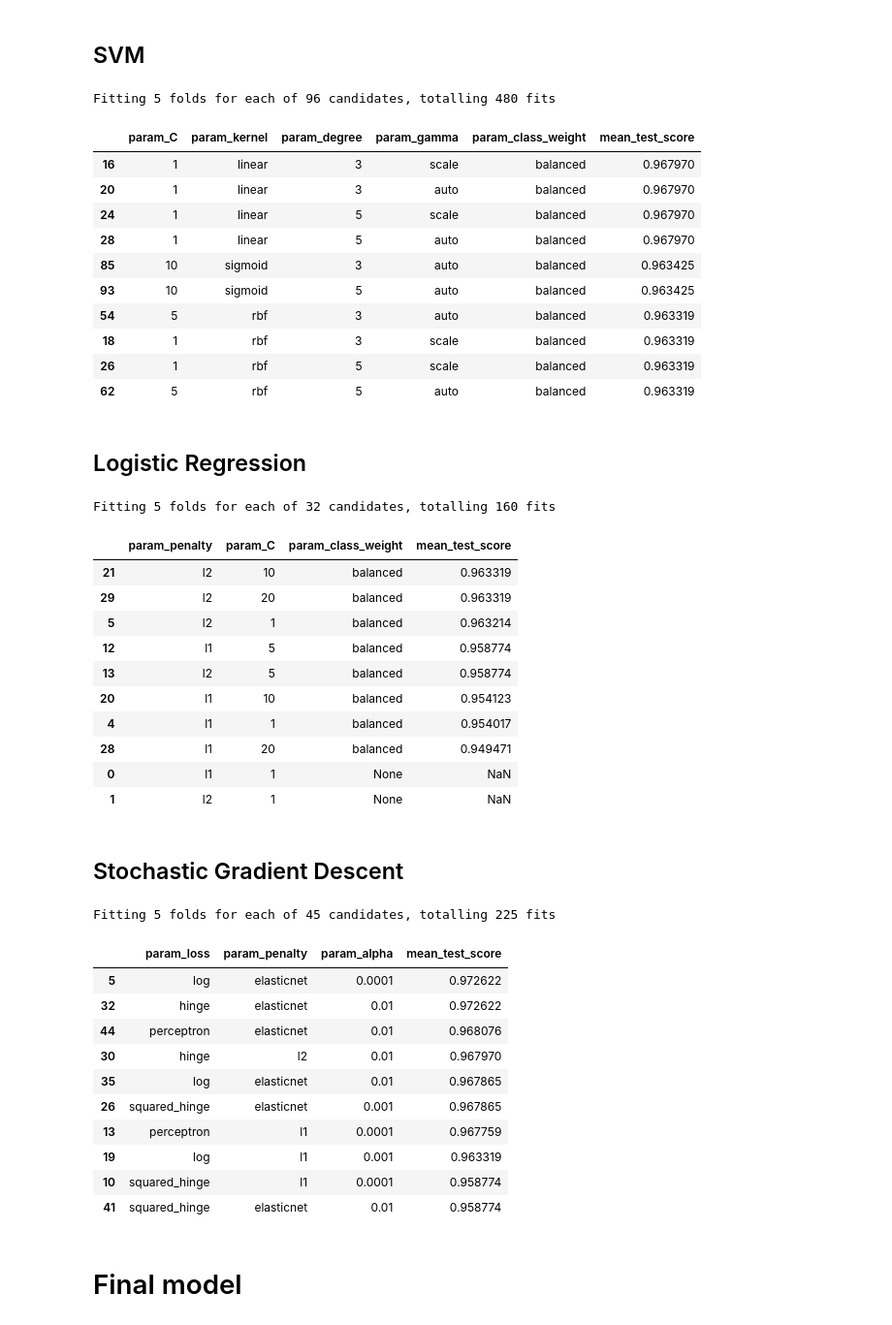
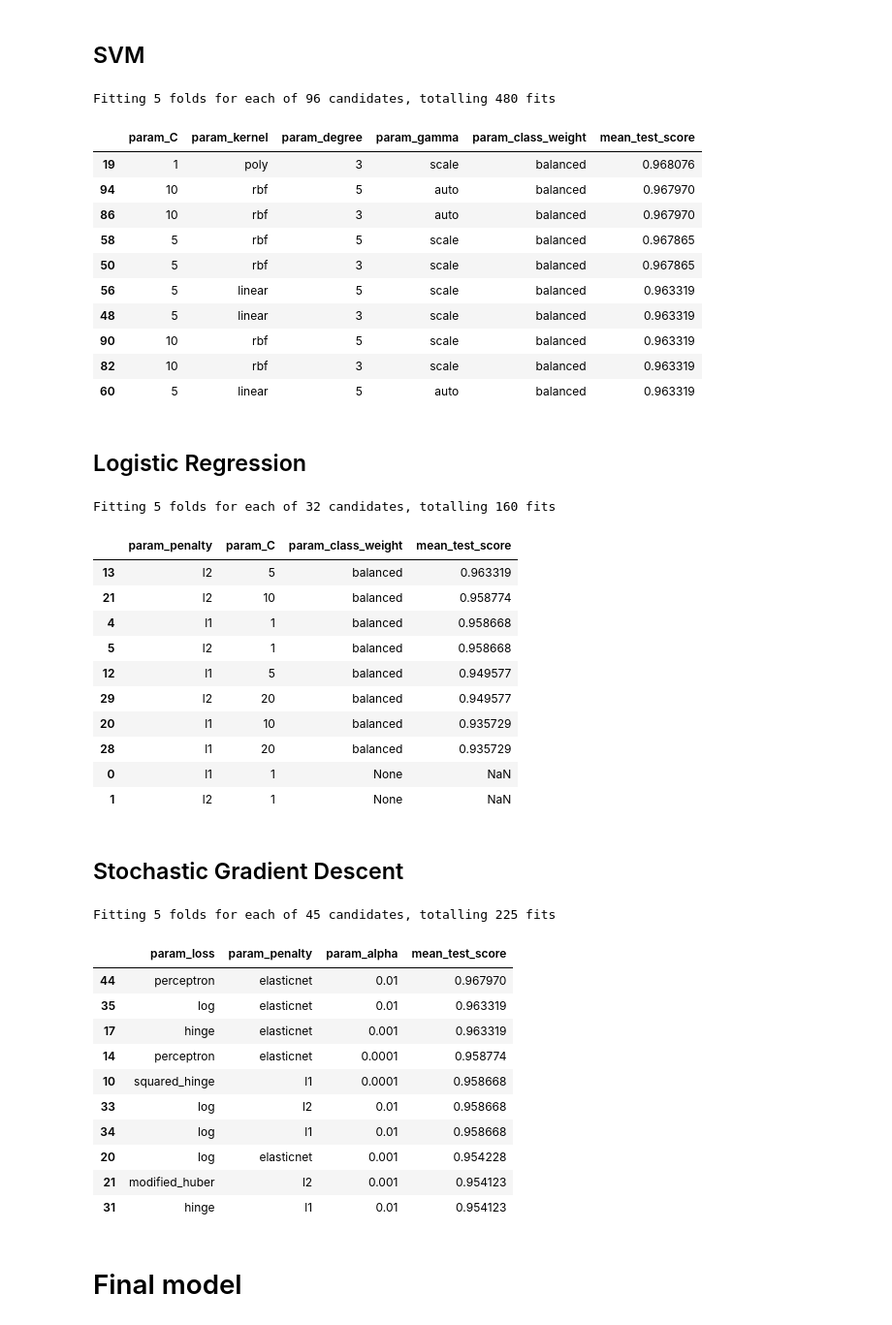
Before and after one commit to hoverslam/ml-projects, a Jupyter notebook: voting/voting.ipynb, the cells around one changed output. Shown: that part at 97% size. Drawn from its saved outputs; the diff is of its cells as text; code cells hidden in the pictures.

```diff
--- a/voting/voting.ipynb
+++ b/voting/voting.ipynb
@@ -181,7 +195,7 @@ parameters = {
     "max_depth":["None", 5, 10, 20],
     "max_features":["auto", "sqrt", "log2"]}
 dt = GridSearchCV(DecisionTreeClassifier(), parameters, cv=cv, verbose=verbose)
-dt.fit(X_enc, y)
+dt.fit(X_train_fs, y_train)
 
 dt_results = pd.DataFrame(dt.cv_results_)
 dt_results = dt_results[["param_criterion", "param_splitter", "param_max_depth", "param_max_features", "mean_test_score"]]
@@ -208,7 +222,7 @@ parameters = {
     "max_depth":["None", 5, 10, 20],
     "max_features":["auto", "sqrt", "log2"]}
 rf = GridSearchCV(RandomForestClassifier(), parameters, cv=cv, verbose=verbose)
-rf.fit(X_enc, y)
+rf.fit(X_train_fs, y_train)
 
 rf_results = pd.DataFrame(rf.cv_results_)
 rf_results = rf_results[["param_n_estimators", "param_criterion", "param_max_depth", "param_max_features", "mean_test_score"]]
@@ -236,7 +250,7 @@ parameters = {
     "gamma":["scale", "auto"],
     "class_weight":["None", "balanced"]}
 svm = GridSearchCV(svm.SVC(), parameters, cv=cv, verbose=verbose)
-svm.fit(X_enc, y)
+svm.fit(X_train_fs, y_train)
 
 svm_results = pd.DataFrame(svm.cv_results_)
 svm_results = svm_results[["param_C", "param_kernel", "param_degree", "param_gamma", "param_class_weight", "mean_test_score"]]
@@ -244,16 +258,16 @@ svm_results.sort_values(["mean_test_score"], ascending=False).head(10)
 # %% [output]
 Fitting 5 folds for each of 96 candidates, totalling 480 fits
 |  | param_C | param_kernel | param_degree | param_gamma | param_class_weight | mean_test_score |
-| 16 | 1 | linear | 3 | scale | balanced | 0.967970 |
-| 20 | 1 | linear | 3 | auto | balanced | 0.967970 |
-| 24 | 1 | linear | 5 | scale | balanced | 0.967970 |
-| 28 | 1 | linear | 5 | auto | balanced | 0.967970 |
-| 85 | 10 | sigmoid | 3 | auto | balanced | 0.963425 |
-| 93 | 10 | sigmoid | 5 | auto | balanced | 0.963425 |
-| 54 | 5 | rbf | 3 | auto | balanced | 0.963319 |
-| 18 | 1 | rbf | 3 | scale | balanced | 0.963319 |
-| 26 | 1 | rbf | 5 | scale | balanced | 0.963319 |
-| 62 | 5 | rbf | 5 | auto | balanced | 0.963319 |
+| 19 | 1 | poly | 3 | scale | balanced | 0.968076 |
+| 94 | 10 | rbf | 5 | auto | balanced | 0.967970 |
+| 86 | 10 | rbf | 3 | auto | balanced | 0.967970 |
+| 58 | 5 | rbf | 5 | scale | balanced | 0.967865 |
+| 50 | 5 | rbf | 3 | scale | balanced | 0.967865 |
+| 56 | 5 | linear | 5 | scale | balanced | 0.963319 |
+| 48 | 5 | linear | 3 | scale | balanced | 0.963319 |
+| 90 | 10 | rbf | 5 | scale | balanced | 0.963319 |
+| 82 | 10 | rbf | 3 | scale | balanced | 0.963319 |
+| 60 | 5 | linear | 5 | auto | balanced | 0.963319 |
 # %% [markdown]
 ## Logistic Regression
 # %%
@@ -263,7 +277,7 @@ parameters = {
     "class_weight":["None", "balanced"],
     "solver":["liblinear"]}
 logreg = GridSearchCV(LogisticRegression(), parameters, cv=cv, verbose=verbose)
-logreg.fit(X_enc, y)
+logreg.fit(X_train_fs, y_train)
 
 logreg_results = pd.DataFrame(logreg.cv_results_)
 logreg_results = logreg_results[["param_penalty", "param_C", "param_class_weight", "mean_test_score"]]
@@ -271,14 +285,14 @@ logreg_results.sort_values(["mean_test_score"], ascending=False).head(10)
 # %% [output]
 Fitting 5 folds for each of 32 candidates, totalling 160 fits
 |  | param_penalty | param_C | param_class_weight | mean_test_score |
-| 21 | l2 | 10 | balanced | 0.963319 |
-| 29 | l2 | 20 | balanced | 0.963319 |
-| 5 | l2 | 1 | balanced | 0.963214 |
-| 12 | l1 | 5 | balanced | 0.958774 |
-| 13 | l2 | 5 | balanced | 0.958774 |
-| 20 | l1 | 10 | balanced | 0.954123 |
-| 4 | l1 | 1 | balanced | 0.954017 |
-| 28 | l1 | 20 | balanced | 0.949471 |
+| 13 | l2 | 5 | balanced | 0.963319 |
+| 21 | l2 | 10 | balanced | 0.958774 |
+| 4 | l1 | 1 | balanced | 0.958668 |
+| 5 | l2 | 1 | balanced | 0.958668 |
+| 12 | l1 | 5 | balanced | 0.949577 |
+| 29 | l2 | 20 | balanced | 0.949577 |
+| 20 | l1 | 10 | balanced | 0.935729 |
+| 28 | l1 | 20 | balanced | 0.935729 |
 | 0 | l1 | 1 | None | NaN |
 | 1 | l2 | 1 | None | NaN |
 # %% [markdown]
@@ -286,27 +300,27 @@ Fitting 5 folds for each of 32 candidates, totalling 160 fits
 # %%
 parameters = {
     "loss":["hinge", "log", "modified_huber", "squared_hinge", "perceptron"],
     "penalty":["l2", "l1", "elasticnet"],
     "alpha":[0.0001, 0.001, 0.01]}
 sgd = GridSearchCV(SGDClassifier(), parameters, cv=cv, verbose=verbose)
-sgd.fit(X_enc, y)
+sgd.fit(X_train_fs, y_train)
 
 sgd_results = pd.DataFrame(sgd.cv_results_)
 sgd_results = sgd_results[["param_loss", "param_penalty", "param_alpha", "mean_test_score"]]
 sgd_results.sort_values(["mean_test_score"], ascending=False).head(10)
 # %% [output]
 Fitting 5 folds for each of 45 candidates, totalling 225 fits
 |  | param_loss | param_penalty | param_alpha | mean_test_score |
-| 5 | log | elasticnet | 0.0001 | 0.972622 |
-| 32 | hinge | elasticnet | 0.01 | 0.972622 |
-| 44 | perceptron | elasticnet | 0.01 | 0.968076 |
-| 30 | hinge | l2 | 0.01 | 0.967970 |
-| 35 | log | elasticnet | 0.01 | 0.967865 |
-| 26 | squared_hinge | elasticnet | 0.001 | 0.967865 |
-| 13 | perceptron | l1 | 0.0001 | 0.967759 |
-| 19 | log | l1 | 0.001 | 0.963319 |
-| 10 | squared_hinge | l1 | 0.0001 | 0.958774 |
-| 41 | squared_hinge | elasticnet | 0.01 | 0.958774 |
+| 44 | perceptron | elasticnet | 0.01 | 0.967970 |
+| 35 | log | elasticnet | 0.01 | 0.963319 |
+| 17 | hinge | elasticnet | 0.001 | 0.963319 |
+| 14 | perceptron | elasticnet | 0.0001 | 0.958774 |
+| 10 | squared_hinge | l1 | 0.0001 | 0.958668 |
+| 33 | log | l2 | 0.01 | 0.958668 |
+| 34 | log | l1 | 0.01 | 0.958668 |
+| 20 | log | elasticnet | 0.001 | 0.954228 |
+| 21 | modified_huber | l2 | 0.001 | 0.954123 |
+| 31 | hinge | l1 | 0.01 | 0.954123 |
 # %%
 # convert results in markdown table
 
```
Also changed, not shown: parts of 14 cells of this notebook.
